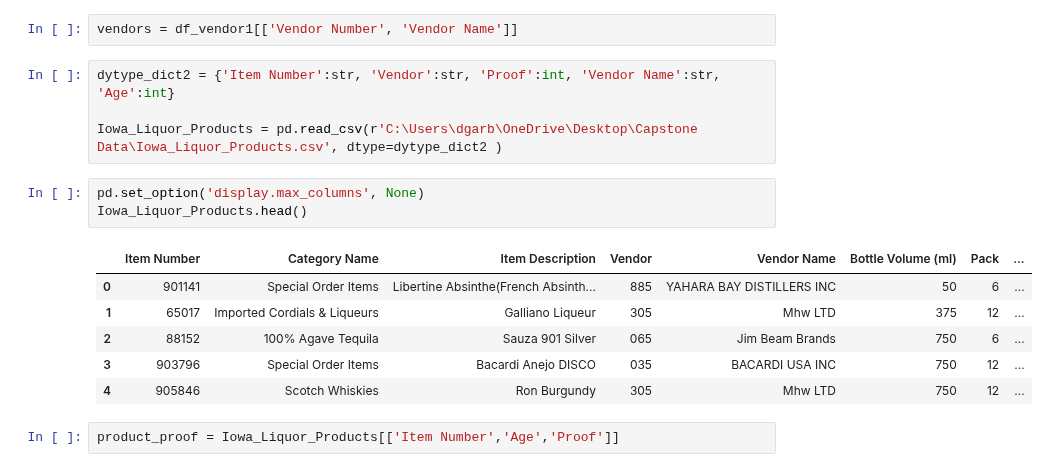
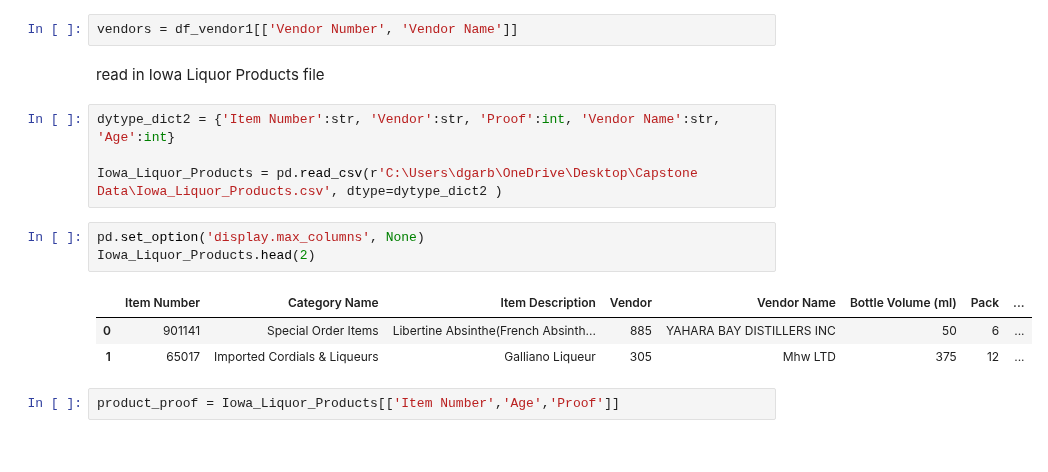
Before and after one commit to dgarbato/capstone, a Jupyter notebook: Liquor 2021.ipynb, the cells around one changed output. Cells and saved outputs as stored; diff of their text form.

```diff
--- a/Liquor 2021.ipynb
+++ b/Liquor 2021.ipynb
@@ -74,20 +172,19 @@ stores = df_store1[['Store Number', 'Store Name', 'Address', 'City', 'Zip Code',
 df_vendor1 =  liquor_2021.sort_values(by=['trans_date']).drop_duplicates(['Vendor Number'],keep='last')
 # %%
 vendors = df_vendor1[['Vendor Number', 'Vendor Name']]
+# %% [markdown]
+read in Iowa Liquor Products file
 # %%
 dytype_dict2 = {'Item Number':str, 'Vendor':str, 'Proof':int, 'Vendor Name':str, 'Age':int}
 
 Iowa_Liquor_Products = pd.read_csv(r'C:\Users\dgarb\OneDrive\Desktop\Capstone Data\Iowa_Liquor_Products.csv', dtype=dytype_dict2 )
 # %%
 pd.set_option('display.max_columns', None)
-Iowa_Liquor_Products.head()
+Iowa_Liquor_Products.head(2)
 # %% [output]
 |  | Item Number | Category Name | Item Description | Vendor | Vendor Name | Bottle Volume (ml) | Pack | ... |
 | 0 | 901141 | Special Order Items | Libertine Absinthe(French Absinth... | 885 | YAHARA BAY DISTILLERS INC | 50 | 6 | ... |
 | 1 | 65017 | Imported Cordials & Liqueurs | Galliano Liqueur | 305 | Mhw LTD | 375 | 12 | ... |
-| 2 | 88152 | 100% Agave Tequila | Sauza 901 Silver | 065 | Jim Beam Brands | 750 | 6 | ... |
-| 3 | 903796 | Special Order Items | Bacardi Anejo DISCO | 035 | BACARDI USA INC | 750 | 12 | ... |
-| 4 | 905846 | Scotch Whiskies | Ron Burgundy | 305 | Mhw LTD | 750 | 12 | ... |
 # %%
 product_proof = Iowa_Liquor_Products[['Item Number','Age','Proof']]
 # %%
```
Also changed, not shown: parts of 22 cells of this notebook, 10 other files.
